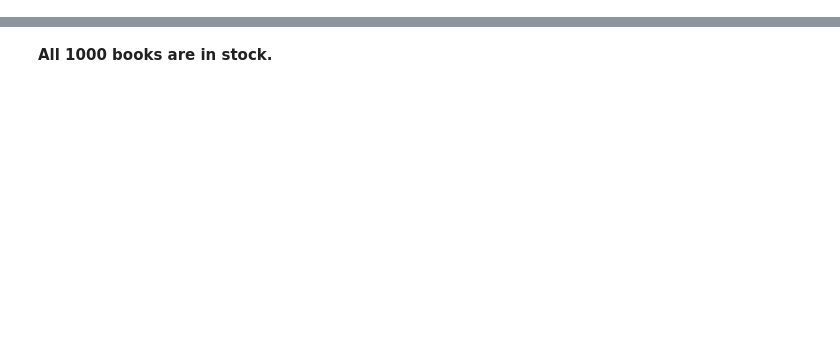
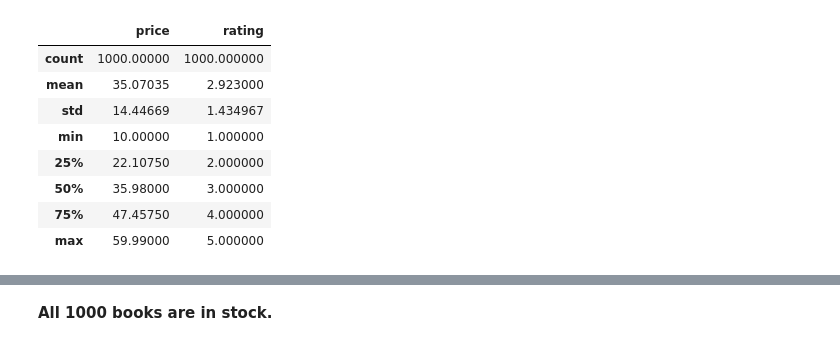
Before and after one commit to Mithilesh-Sanjay-Mahatme/books-web-scraping-pipeline, a Jupyter notebook: books_web_scraping_pipeline.ipynb, the cells around one changed output, grey strips where cells are left out. Saved outputs shown, nothing was run; the diff lists cells and outputs as text; code cells hidden in the pictures; blank space fills up the shorter version.

```diff
--- a/books_web_scraping_pipeline.ipynb
+++ b/books_web_scraping_pipeline.ipynb
@@ -255,0 +153,13 @@ Name: count, dtype: int64
+# %%
+# Statistical summary of the data
+books_df.describe()
+# %% [output]
+|  | price | rating |
+| count | 1000.00000 | 1000.000000 |
+| mean | 35.07035 | 2.923000 |
+| std | 14.44669 | 1.434967 |
+| min | 10.00000 | 1.000000 |
+| 25% | 22.10750 | 2.000000 |
+| 50% | 35.98000 | 3.000000 |
+| 75% | 47.45750 | 4.000000 |
+| max | 59.99000 | 5.000000 |
```
Also changed, not shown: parts of 50 cells of this notebook, 1 other file.
